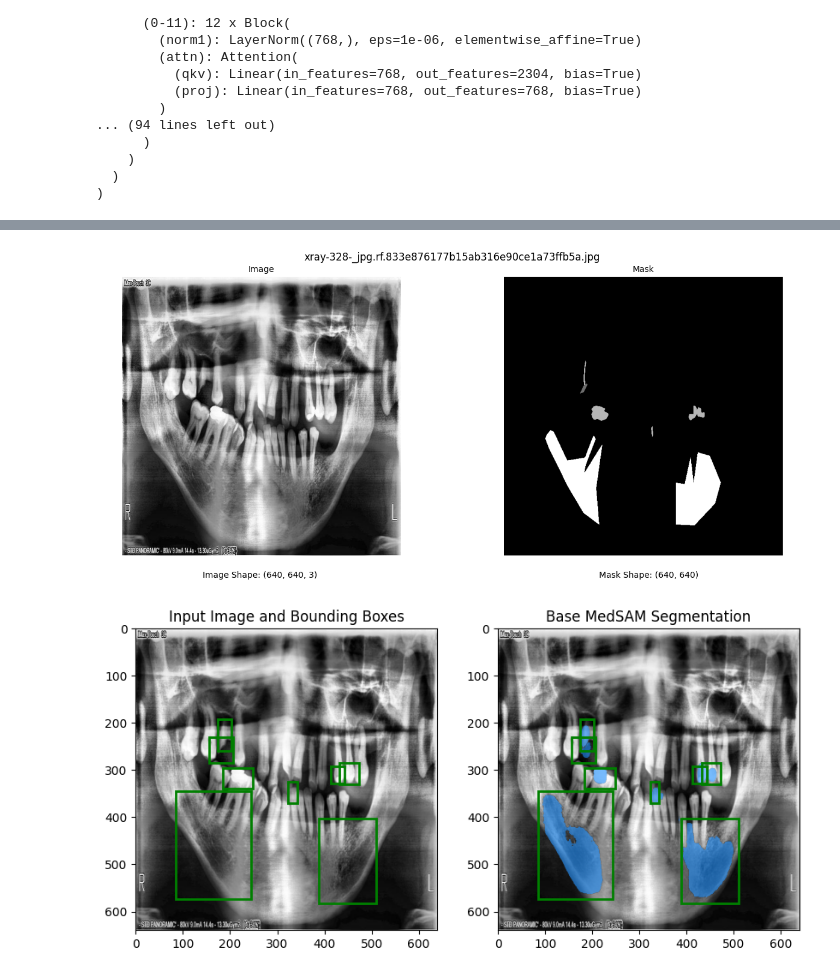
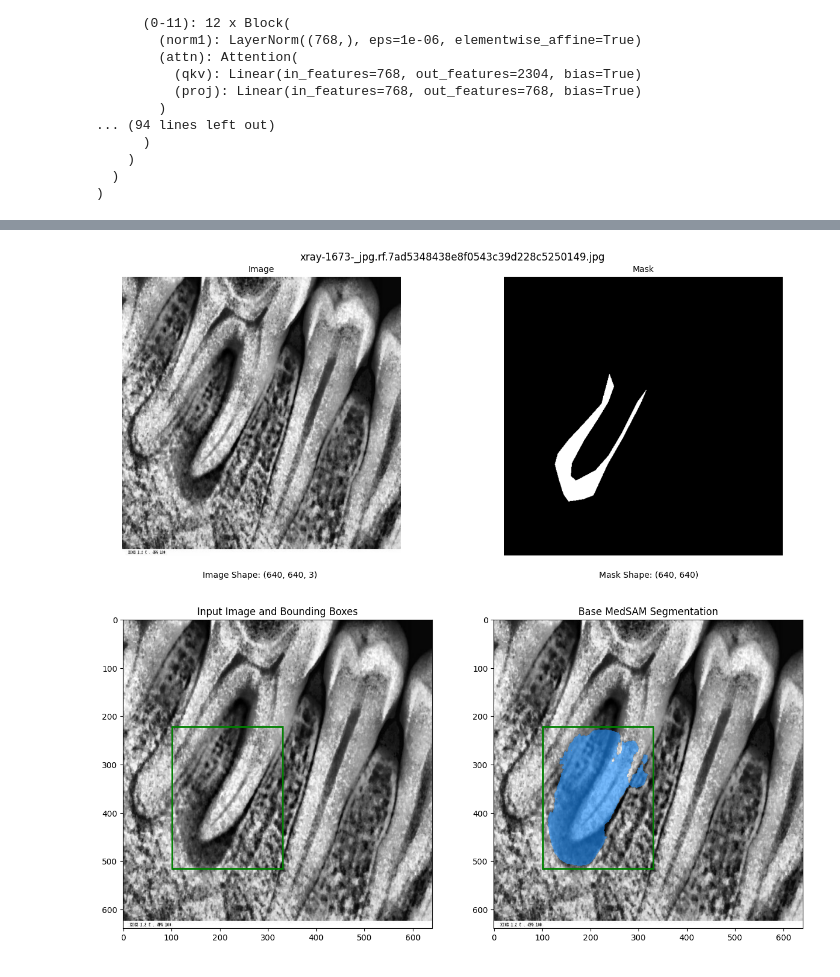
Before and after one commit to OSmith132/Automated-Dental-Segmentation, a Jupyter notebook: MedSAM_main.ipynb, the cells around one changed output, grey strips where cells are left out. Saved outputs shown, nothing was run; the diff lists cells and outputs as text; code cells hidden in the pictures.

```diff
--- a/MedSAM_main.ipynb
+++ b/MedSAM_main.ipynb
@@ -226,4 +139,7 @@ plt.show()
 # %%
+
+importlib.reload(model_evaluator)
+evaluator = ModelEvaluator(medsam_model, processor, test_dataset)
 
 
 %matplotlib inline
@@ -234,6 +150,8 @@ test_dataset.return_as_medsam = True
 # Load random image
 #image_idx = random.randint(0, len(test_dataset)-1)
 
+image_idx = 33
+
 # Get tensors
 img_np, box_np, gt_masks, bounding_boxes = test_dataset[image_idx].values()
 
@@ -241,39 +159,41 @@ img_np, box_np, gt_masks, bounding_boxes = test_dataset[image_idx].values()
 test_dataset.return_as_medsam = False
 img_original = test_dataset[image_idx]["pixel_values"]
 W, H, _ = img_original.shape
-
 
 # Show image
 test_dataset.show_image_mask(image_idx)
 
 # image embedding
 with torch.no_grad():
     image_embedding = medsam_model.image_encoder(img_np)
 
 
 # Run inference for all boxes in a batch
 with torch.no_grad():
-    seg_masks = medsam_inference(medsam_model, image_embedding, box_1024, H, W)  # List of 5 masks
+    seg_masks = evaluator.medsam_inference(image_embedding, box_np, H, W)  # List of 5 masks
 
 # Plot results
-fig, ax = plt.subplots(1, 2, figsize=(10, 5))
+fig, ax = plt.subplots(1, 2, figsize=(15, 7))
 
+
+if len(seg_masks.shape) == 2:
+    seg_masks = [seg_masks]
 
 
 # Original image with bounding boxes
 ax[0].imshow(img_original)
 for box in bounding_boxes:
     show_box(box, ax[0])
 ax[0].set_title("Input Image and Bounding Boxes")
 
 # Image with segmentation masks
 ax[1].imshow(img_original)
 for box, mask in zip(bounding_boxes, seg_masks):  # Iterate over all boxes and their masks
-    show_mask(mask, ax[1])
+    show_mask(mask, ax[1]) # random_colour = True
     show_box(box, ax[1])
 ax[1].set_title("Base MedSAM Segmentation")
 
 plt.show()
 # %% [output]
-[figure, old version]
+[figure, new version]
-[figure, old version]
+[figure, new version]
```
Also changed, not shown: parts of 12 cells of this notebook, 4 other files.
